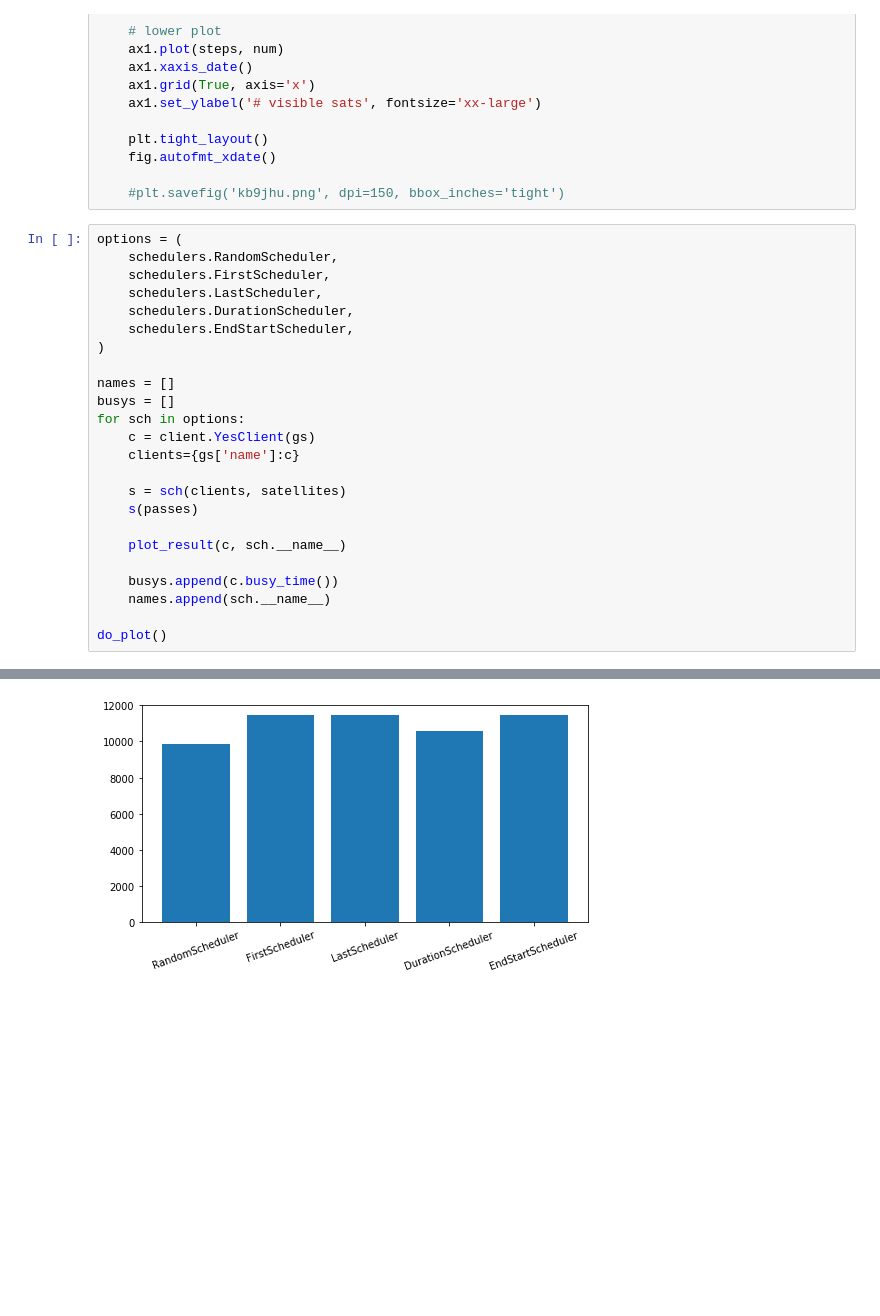
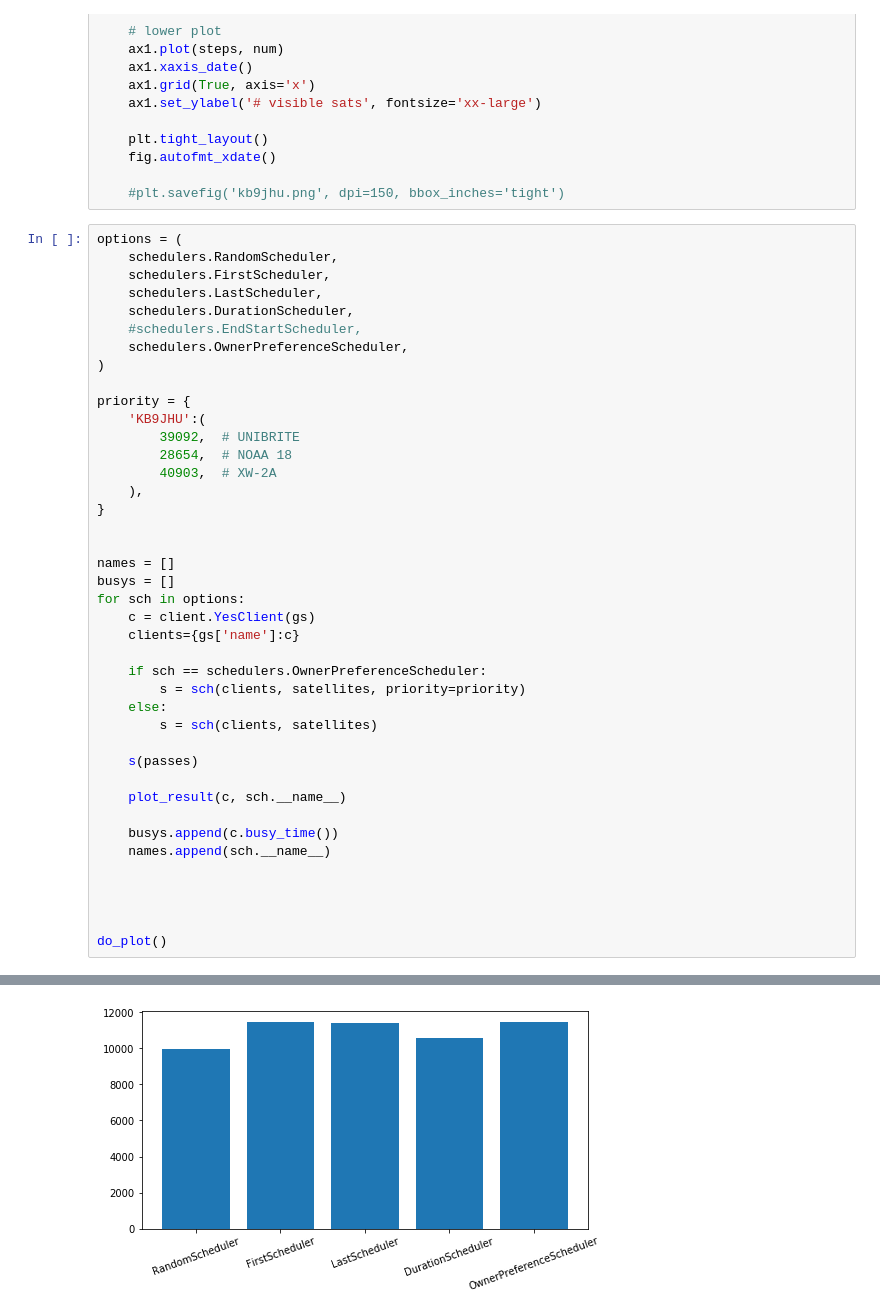
Before and after one commit to wiredlab/scheduling-bazaar, a Jupyter notebook: notebooks/scheduler-test.ipynb, the cells around one changed output, grey strips where cells are left out. Drawn from its saved outputs; the diff is of its cells as text; blank space fills up the shorter version.

Commit message:
add OwnerPreferenceScheduler

```diff
--- a/notebooks/scheduler-test.ipynb
+++ b/notebooks/scheduler-test.ipynb
@@ -130,8 +130,18 @@ options = (
     schedulers.FirstScheduler,
     schedulers.LastScheduler,
     schedulers.DurationScheduler,
-    schedulers.EndStartScheduler,
+    #schedulers.EndStartScheduler,
+    schedulers.OwnerPreferenceScheduler,
 )
+
+priority = {
+    'KB9JHU':(
+        39092,  # UNIBRITE
+        28654,  # NOAA 18
+        40903,  # XW-2A
+    ),
+}
+
 
 names = []
 busys = []
@@ -139,7 +149,11 @@ for sch in options:
     c = client.YesClient(gs)
     clients={gs['name']:c}
 
-    s = sch(clients, satellites)
+    if sch == schedulers.OwnerPreferenceScheduler:
+        s = sch(clients, satellites, priority=priority)
+    else:
+        s = sch(clients, satellites)
+
     s(passes)
 
     plot_result(c, sch.__name__)
@@ -147,5 +161,8 @@ for sch in options:
     busys.append(c.busy_time())
     names.append(sch.__name__)
 
+
+
+
 do_plot()
 # %% [output]
@@ -163 +180 @@ EndStartScheduler     80.0   81.4
-[figure, old version]
+[figure, new version]
```
Also changed, not shown: parts of 2 cells of this notebook, 1 other file.
